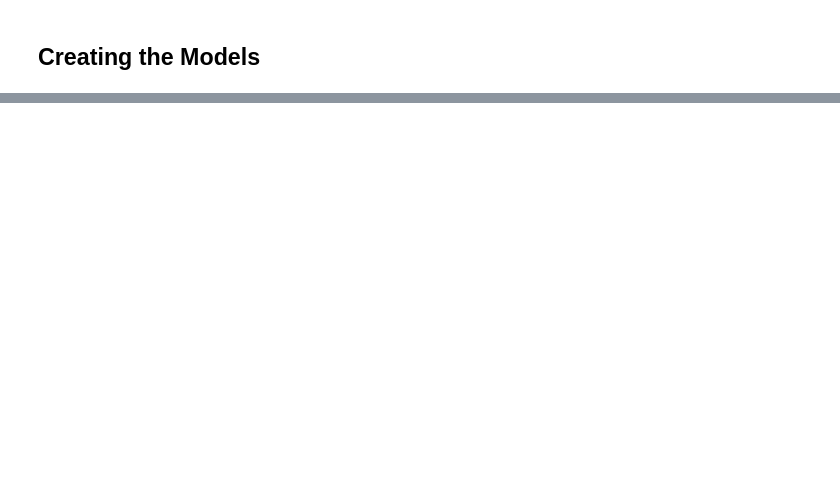
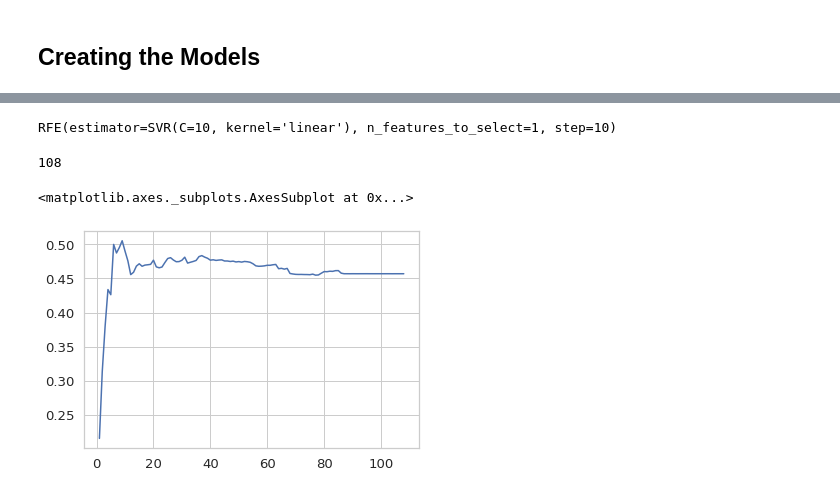
Before and after one commit to rgerkin/enantiomerlist, a Jupyter notebook: OdorantModel.ipynb, the cells around one changed output, grey strips where cells are left out. Cells and saved outputs as stored; diff of their text form; code cells hidden in the pictures; blank space fills up the shorter version.

```diff
--- a/OdorantModel.ipynb
+++ b/OdorantModel.ipynb
@@ -273,0 +187,24 @@ a.cumulativeHistogram(average_model, 'orange', 'Average of Mordred & Morgan Feat
+# %%
+from sklearn.feature_selection import RFE, RFECV
+svr = SVR(C=10, kernel='linear')
+rfe = RFE(svr, n_features_to_select=1, step=10)
+rfe.fit(Xn, y)
+# %% [output]
+RFE(estimator=SVR(C=10, kernel='linear'), n_features_to_select=1, step=10)
+# %%
+rfe.ranking_.max()
+# %% [output]
+108
+# %%
+svr = SVR(C=10, kernel='rbf')
+ns = range(1, 109, 1)
+rs = pd.Series(index=ns, dtype=float)
+for n in tqdm(ns):
+    Xn_ = Xn[Xn.columns[rfe.ranking_ <= n]]
+    y_predict = cross_val_predict(svr, Xn_, y, cv=LeaveOneOut(), n_jobs=-1)
+    rs[n] = np.corrcoef(y, y_predict)[0, 1]
+# %%
+rs.plot()
+# %% [output]
+<matplotlib.axes._subplots.AxesSubplot at 0x...>
+[figure, added]
```
Also changed, not shown: parts of 40 cells of this notebook, 2 other files.
